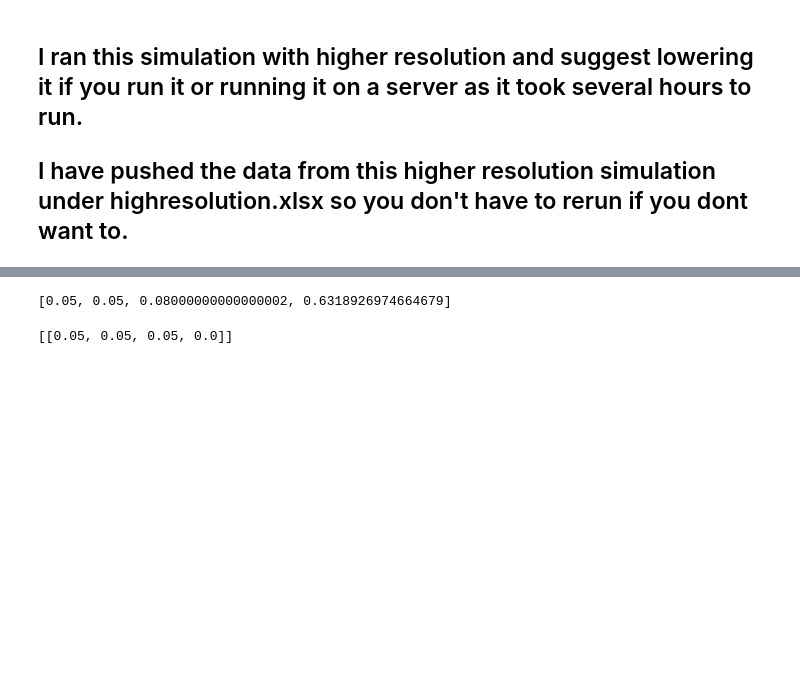
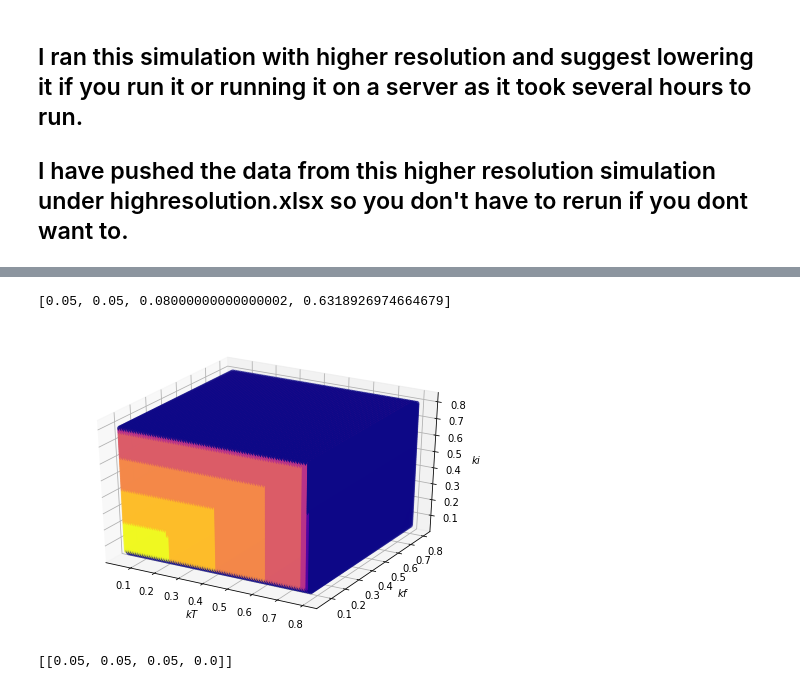
Before and after one commit to prokudin/collinearity, a Jupyter notebook: notebooks/HERMES_proximity_plot_Scott.ipynb, the cells around one changed output, grey strips where cells are left out. Saved outputs shown, nothing was run; the diff lists cells and outputs as text; code cells hidden in the pictures; blank space fills up the shorter version.

```diff
--- a/notebooks/HERMES_proximity_plot_Scott.ipynb
+++ b/notebooks/HERMES_proximity_plot_Scott.ipynb
@@ -213,15 +213,13 @@ for F in files:
         data = pd.concat([data,pd.read_excel(path + F)],sort = True)
 data = data.query("col == 'hermes' and hadron == 'pi+'")
 
-domain = np.arange(0.05,0.85,0.01)
+domain = np.arange(0.05,0.81,0.01)
 zeroProx, proximity = Proximity(data,domain,p=1,hadron = 'pi+',fudge = [0,0])
-pd.write_excel()
 # %%
 fig,ax = plt.subplots()
 ax = Axes3D(fig)
 proxDat = pd.DataFrame(proximity)
-#proxDat.to_excel('~/GIT/collinearity/notebooks/highresolution.xlsx')
-#for row in proximity:
+proxDat.to_excel('~/GIT/collinearity/notebooks/SIDIS_Proximity/prox_sim_058001.xlsx')
 ax.scatter(proxDat[0],proxDat[1],proxDat[2],c = proxDat[3],cmap = "plasma")
 ax.set_zlabel("$ki$")
 ax.set_ylabel("$kf$")
@@ -233,4 +229,5 @@ print max(proximity[:3])
 [0.05, 0.05, 0.08000000000000002, 0.6318926974664679]
+[figure, added]
 # %%
 # zeroProx is actually empty because the first iteration always stores [0.05, 0.05, 0.05, 0.0]
 zeroProx
```
Also changed, not shown: parts of 2 cells of this notebook, 2 other files.
